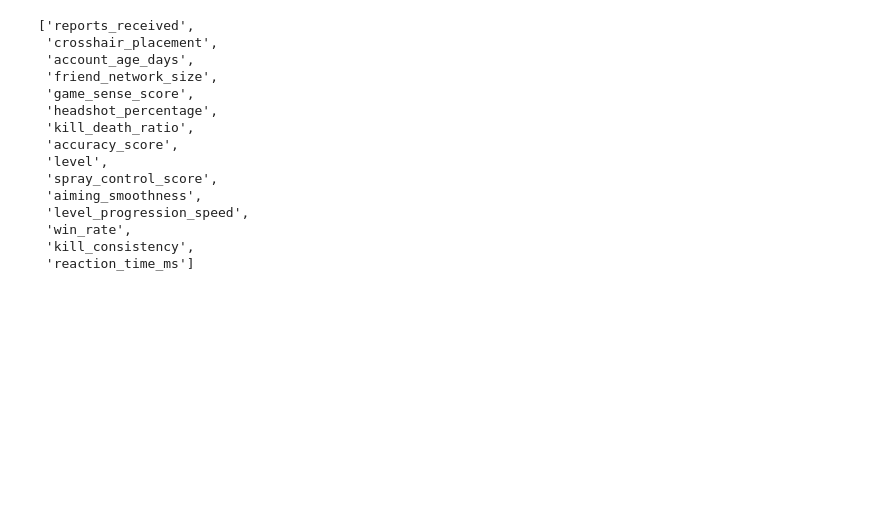
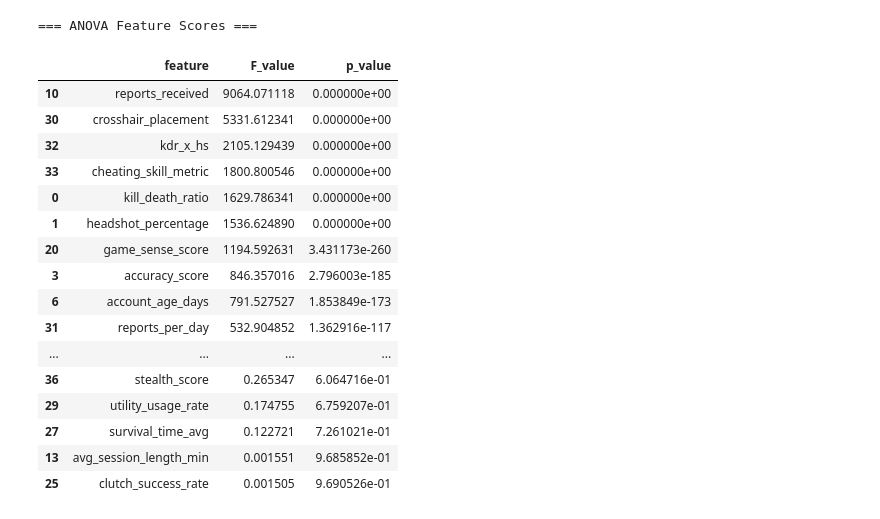
Before and after one commit to kurvidah/cpe342-player-intelligence-system, a Jupyter notebook: task1/eda.ipynb, the cells around one changed output. Drawn from its saved outputs; the diff is of its cells as text; code cells hidden in the pictures; blank space fills up the shorter version.

```diff
--- a/task1/eda.ipynb
+++ b/task1/eda.ipynb
@@ -87,18 +118,42 @@ Name: is_cheater, dtype: float64
-# %%
-target_corr[1:16].index.tolist()
-# %% [output]
-['reports_received',
- 'crosshair_placement',
- 'account_age_days',
- 'friend_network_size',
- 'game_sense_score',
- 'headshot_percentage',
- 'kill_death_ratio',
- 'accuracy_score',
- 'level',
- 'spray_control_score',
- 'aiming_smoothness',
- 'level_progression_speed',
- 'win_rate',
- 'kill_consistency',
- 'reaction_time_ms']
+# %%
+# --- ANOVA Feature Importance (NaN-safe) ---
+
+from sklearn.feature_selection import f_classif
+
+# Only numeric features allowed for ANOVA
+numeric_features = df.select_dtypes(include=[np.number]).columns.tolist()
+numeric_features = [f for f in numeric_features if f not in ['is_cheater','id','player_id']]
+
+X_anova = df[numeric_features].copy()
+X_anova = X_anova.fillna(X_anova.mean(numeric_only=True))
+y = df['is_cheater']
+
+F, p = f_classif(X_anova, y)
+
+anova_df = pd.DataFrame({
+    "feature": numeric_features,
+    "F_value": F,
+    "p_value": p
+}).sort_values(by="F_value", ascending=False)
+
+print("\n=== ANOVA Feature Scores ===")
+display(anova_df)
+# %% [output]
+=== ANOVA Feature Scores ===
+|  | feature | F_value | p_value |
+| 10 | reports_received | 9064.071118 | 0.000000e+00 |
+| 30 | crosshair_placement | 5331.612341 | 0.000000e+00 |
+| 32 | kdr_x_hs | 2105.129439 | 0.000000e+00 |
+| 33 | cheating_skill_metric | 1800.800546 | 0.000000e+00 |
+| 0 | kill_death_ratio | 1629.786341 | 0.000000e+00 |
+| 1 | headshot_percentage | 1536.624890 | 0.000000e+00 |
+| 20 | game_sense_score | 1194.592631 | 3.431173e-260 |
+| 3 | accuracy_score | 846.357016 | 2.796003e-185 |
+| 6 | account_age_days | 791.527527 | 1.853849e-173 |
+| 31 | reports_per_day | 532.904852 | 1.362916e-117 |
+| ... | ... | ... | ... |
+| 36 | stealth_score | 0.265347 | 6.064716e-01 |
+| 29 | utility_usage_rate | 0.174755 | 6.759207e-01 |
+| 27 | survival_time_avg | 0.122721 | 7.261021e-01 |
+| 13 | avg_session_length_min | 0.001551 | 9.685852e-01 |
+| 25 | clutch_success_rate | 0.001505 | 9.690526e-01 |
```
Also changed, not shown: parts of 13 cells of this notebook, 4 other files.
